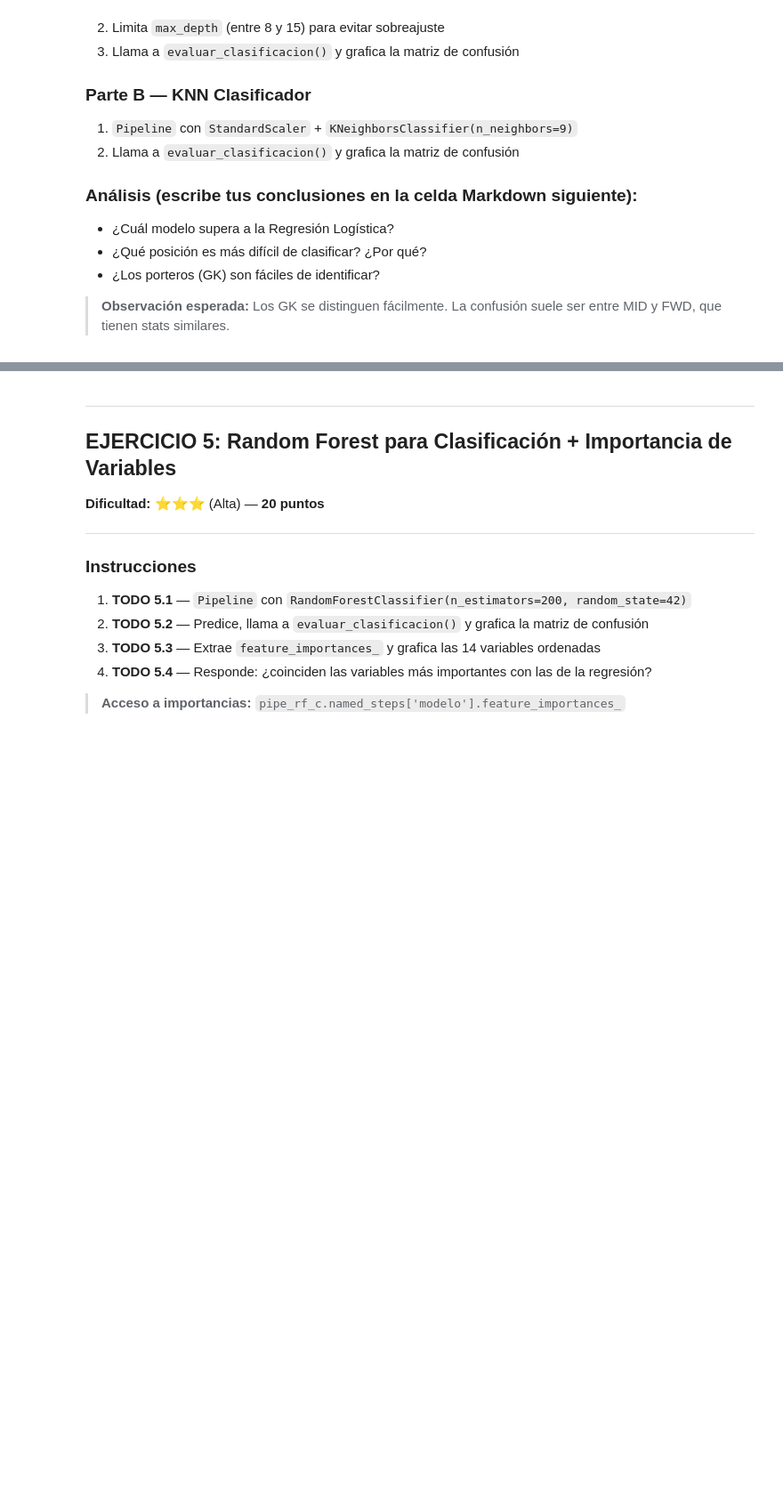
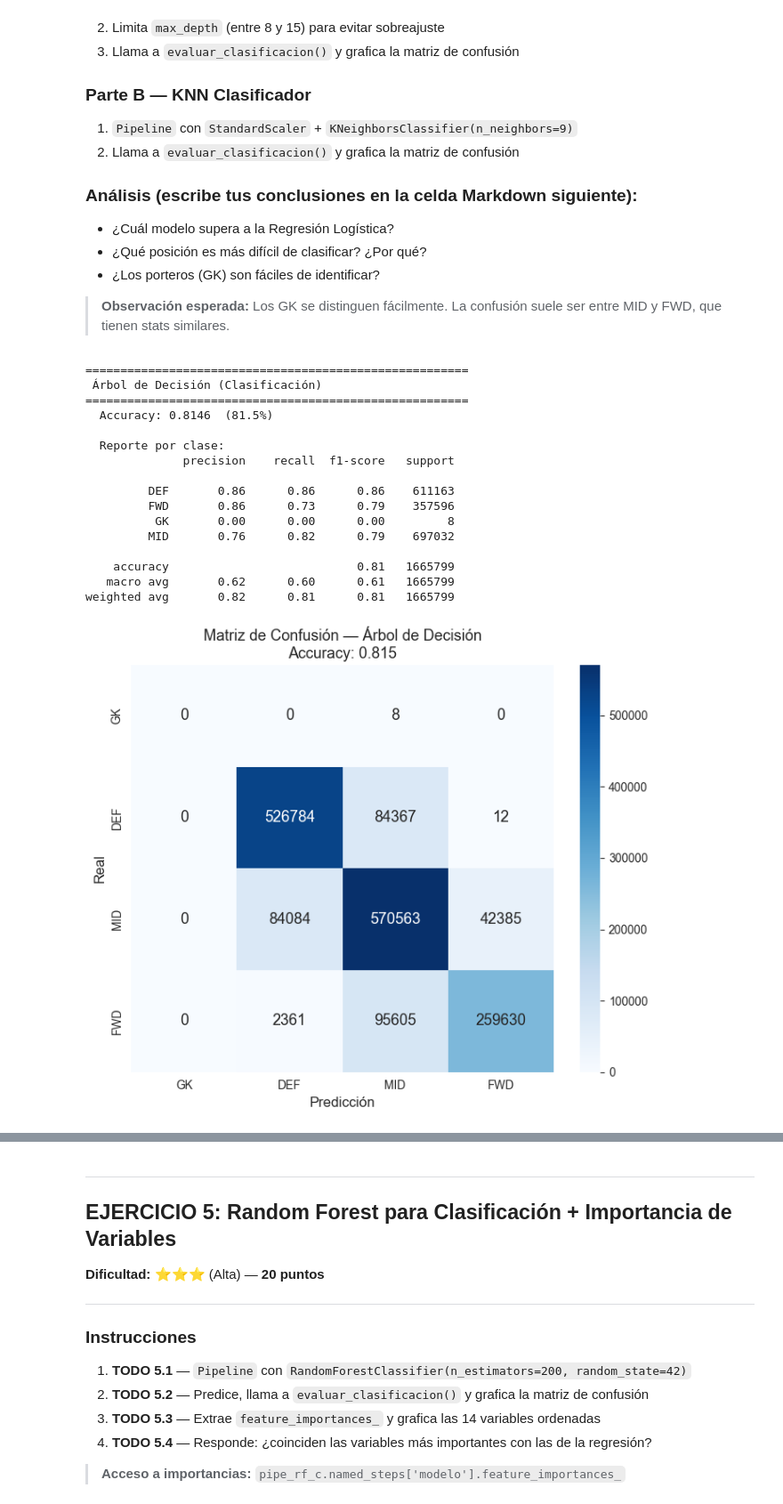
Before and after one commit to Jaider-Dev/IA_Proyecto_FIFA, a Jupyter notebook: Proyecto_FIFA.ipynb, the cells around one changed output, grey strips where cells are left out. Shown at 89% size. Saved outputs shown, nothing was run; the diff lists cells and outputs as text; code cells hidden in the pictures; blank space fills up the shorter version.

```diff
--- a/Proyecto_FIFA.ipynb
+++ b/Proyecto_FIFA.ipynb
@@ -760,42 +824,90 @@ plt.show()
 # %%
 # ╔══════════════════════════════════════════════════════════╗
 # ║  EJERCICIO 4: Árbol de Decisión + KNN Clasificación      ║
 # ╚══════════════════════════════════════════════════════════╝
 
 clases = ['GK', 'DEF', 'MID', 'FWD']
 
 # ════════════════════════════════════════════════
-# PARTE A: ÁRBOL DE DECISIÓN
+# PARTE A: ÁRBOL DE DECISIÓN (Usa todos los datos, es muy rápido)
 # ════════════════════════════════════════════════
 
 # ── TODO 4A.1: Pipeline DecisionTreeClassifier ───────────────────────────────
-pipe_dt_c = None  # Tu código aquí
-# pipe_dt_c.fit(...)
+pipe_dt_c = Pipeline([
+    ('scaler', StandardScaler()),
+    ('modelo', DecisionTreeClassifier(max_depth=10, random_state=42))
+])
+pipe_dt_c.fit(X_train_c, y_train_c)
 
-y_pred_dt_c = None  # Tu código aquí
+y_pred_dt_c = pipe_dt_c.predict(X_test_c)
 acc_dt_c = evaluar_clasificacion(y_test_c, y_pred_dt_c, 'Árbol de Decisión (Clasificación)')
 
 # ── TODO 4A.2: Matriz de confusión ───────────────────────────────────────────
 fig, ax = plt.subplots(figsize=(7, 6))
-# cm = confusion_matrix(y_test_c, y_pred_dt_c, labels=clases)
-# sns.heatmap(...)
+cm_dt = confusion_matrix(y_test_c, y_pred_dt_c, labels=clases)
+sns.heatmap(cm_dt, annot=True, fmt='d', cmap='Blues', ax=ax,
+            xticklabels=clases, yticklabels=clases, annot_kws={'size': 13})
+ax.set_xlabel('Predicción', fontsize=12)
+ax.set_ylabel('Real', fontsize=12)
+ax.set_title(f'Matriz de Confusión — Árbol de Decisión\nAccuracy: {acc_dt_c:.3f}', fontsize=13)
 plt.tight_layout()
 plt.show()
 
 
 # ════════════════════════════════════════════════
-# PARTE B: KNN CLASIFICADOR
+# PARTE B: KNN CLASIFICADOR (OPTIMIZADO)
 # ════════════════════════════════════════════════
 
+# OPTIMIZACIÓN PREVIA: Submuestreo exclusivo para evitar que KNN colapse la RAM
+MUESTRA_MAX_TRAIN_C = 5000
+MUESTRA_MAX_TEST_C = 1000
+
+if X_train_c.shape[0] > MUESTRA_MAX_TRAIN_C:
+    X_train_knn_c = X_train_c.sample(n=MUESTRA_MAX_TRAIN_C, random_state=42)
+    y_train_knn_c = y_train_c.loc[X_train_knn_c.index]
+    X_test_knn_c = X_test_c.sample(n=MUESTRA_MAX_TEST_C, random_state=42)
+    y_test_knn_c = y_test_c.loc[X_test_knn_c.index]
+else:
+    X_train_knn_c, y_train_knn_c, X_test_knn_c, y_test_knn_c = X_train_c, y_train_c, X_test_c, y_test_c
+
+
 # ── TODO 4B.1: Pipeline KNeighborsClassifier ─────────────────────────────────
-pipe_knn_c = None  # Tu código aquí
-# pipe_knn_c.fit(...)
+pipe_knn_c = Pipeline([
+    ('scaler', StandardScaler()),
+    ('modelo', KNeighborsClassifier(n_neighbors=9, n_jobs=-1))
+])
+# Entrenamos con la muestra optimizada
+pipe_knn_c.fit(X_train_knn_c, y_train_knn_c)
 
-y_pred_knn_c = None  # Tu código aquí
-acc_knn_c = evaluar_clasificacion(y_test_c, y_pred_knn_c, 'KNN Clasificación (K=9)')
+# Predecimos y evaluamos con la muestra optimizada
+y_pred_knn_c = pipe_knn_c.predict(X_test_knn_c)
+acc_knn_c = evaluar_clasificacion(y_test_knn_c, y_pred_knn_c, 'KNN Clasificación (K=9)')
 
 # ── TODO 4B.2: Matriz de confusión ───────────────────────────────────────────
 fig, ax = plt.subplots(figsize=(7, 6))
-# Tu código aquí
+cm_knn = confusion_matrix(y_test_knn_c, y_pred_knn_c, labels=clases)
+sns.heatmap(cm_knn, annot=True, fmt='d', cmap='Greens', ax=ax,
+            xticklabels=clases, yticklabels=clases, annot_kws={'size': 13})
+ax.set_xlabel('Predicción', fontsize=12)
+ax.set_ylabel('Real', fontsize=12)
+ax.set_title(f'Matriz de Confusión — KNN (K=9)\nAccuracy: {acc_knn_c:.3f}', fontsize=13)
 plt.tight_layout()
 plt.show()
+# %% [output]
+=======================================================
+ Árbol de Decisión (Clasificación)
+=======================================================
+  Accuracy: 0.8146  (81.5%)
+
+  Reporte por clase:
+              precision    recall  f1-score   support
+
+         DEF       0.86      0.86      0.86    611163
+         FWD       0.86      0.73      0.79    357596
+          GK       0.00      0.00      0.00         8
+         MID       0.76      0.82      0.79    697032
+
+    accuracy                           0.81   1665799
+   macro avg       0.62      0.60      0.61   1665799
+weighted avg       0.82      0.81      0.81   1665799
+[figure, added]
```
Also changed, not shown: parts of 12 cells of this notebook.
